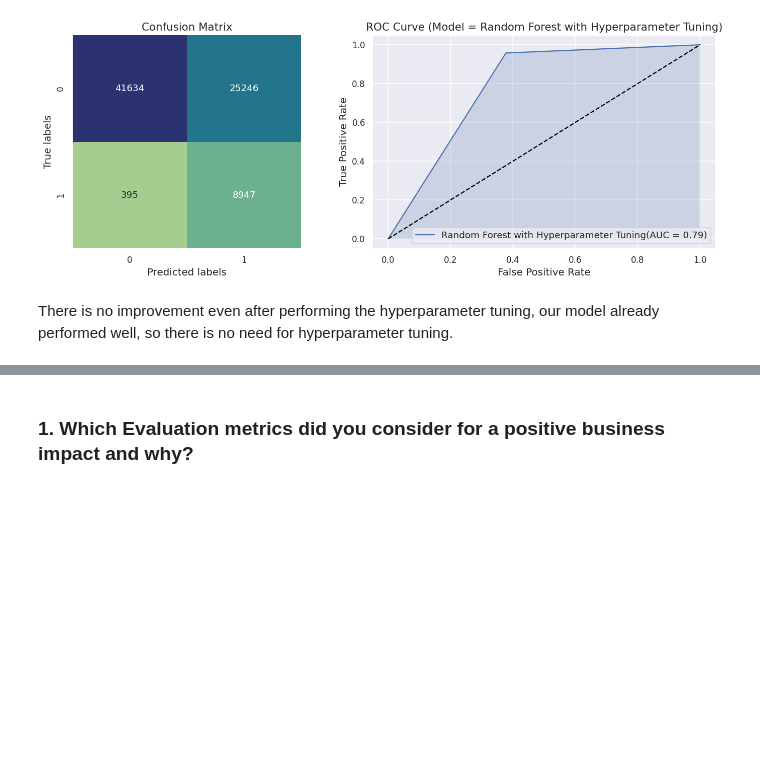
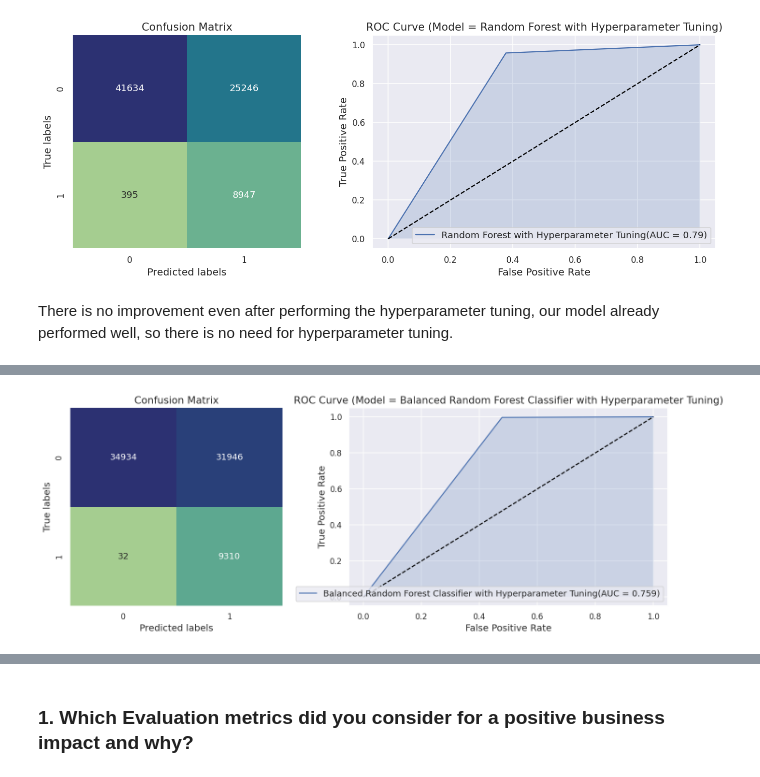
Before and after one commit to abhijain1216/Health-Insurance-Cross-Sell-Prediction-Classification-Project, a Jupyter notebook: Health_Insurance_Cross_Sell_Prediction_Classification_Project.ipynb, the cells around one changed output, grey strips where cells are left out. Drawn from its saved outputs; the diff is of its cells as text; code cells hidden in the pictures; blank space fills up the shorter version.

```diff
--- a/Health_Insurance_Cross_Sell_Prediction_Classification_Project.ipynb
+++ b/Health_Insurance_Cross_Sell_Prediction_Classification_Project.ipynb
@@ -1781,0 +1835,17 @@ There is no improvement even after performing the hyperparameter tuning, our mod
+# %%
+# Implementation with hyperparameter optimization techniques (i.e., GridSearch CV, RandomSearch CV, Bayesian Optimization etc.)
+classifier = BalancedRandomForestClassifier(n_estimators=100,n_jobs=-1,random_state=0,class_weight = {1:8.159,0:1.139})
+parameters = {'max_depth':[4,5,6],'max_features':[0.6,0.7,0.8,0.9,None]}
+bal_randomforest_classifier_cv = RandomizedSearchCV(classifier,parameters, scoring='recall', cv=3,n_jobs = -1)
+
+
+# Fit the Algorithm
+bal_randomforest_classifier_cv.fit(X_train,Y_train)
+
+# Predict on the model
+Y_train_pred_brf_cv = bal_randomforest_classifier_cv.predict(X_train)
+Y_test_pred_brf_cv = bal_randomforest_classifier_cv.predict(X_test)
+
+# Best parameters
+print("The best parameters are found out to be :" ,bal_randomforest_classifier_cv.best_params_)
+print("\nUsing these parameters the Recall is: ", bal_randomforest_classifier_cv.best_score_)
@@ -1781,0 +1878,5 @@ There is no improvement even after performing the hyperparameter tuning, our mod
+# %%
+# Confusion matrix and ROC curve for test data
+results_visualization(Y_test,Y_test_pred_brf_cv,'Balanced Random Forest Classifier with Hyperparameter Tuning')
+# %% [output]
+[figure, added]
```
Also changed, not shown: parts of 15 cells of this notebook.
